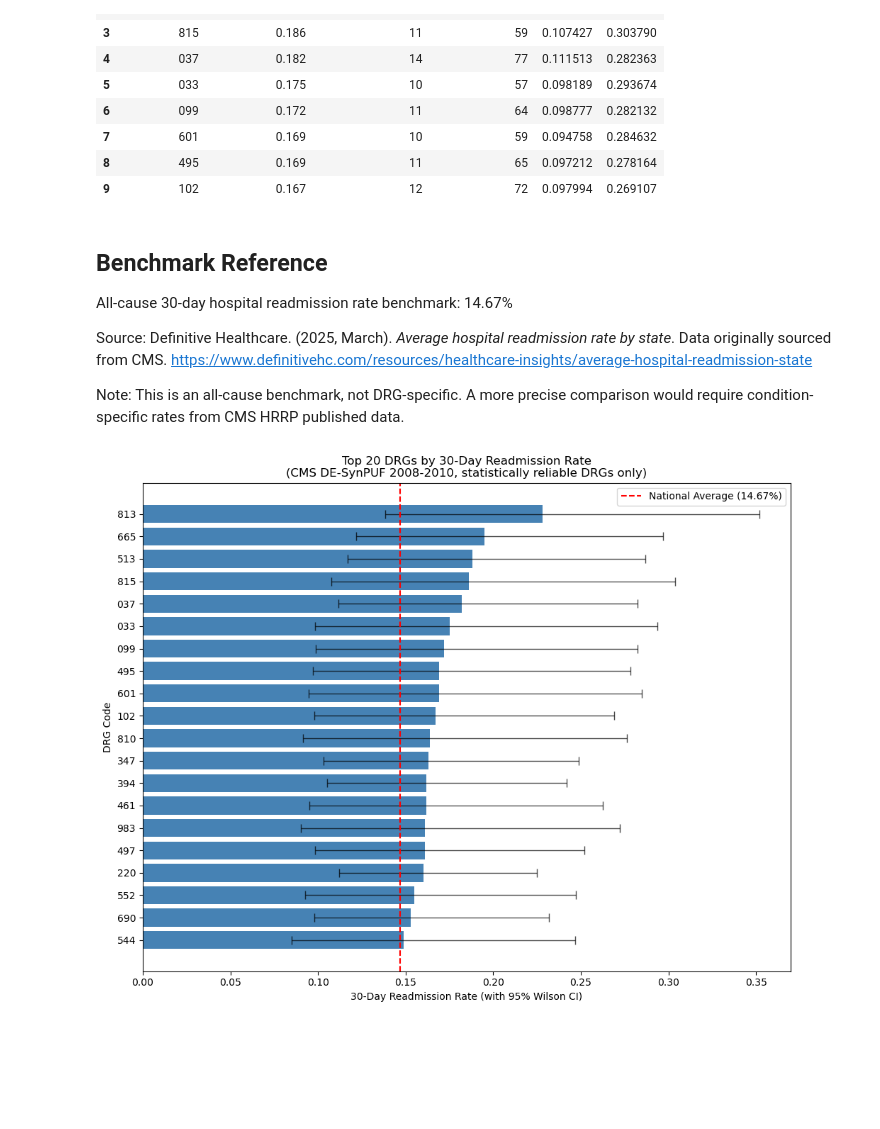
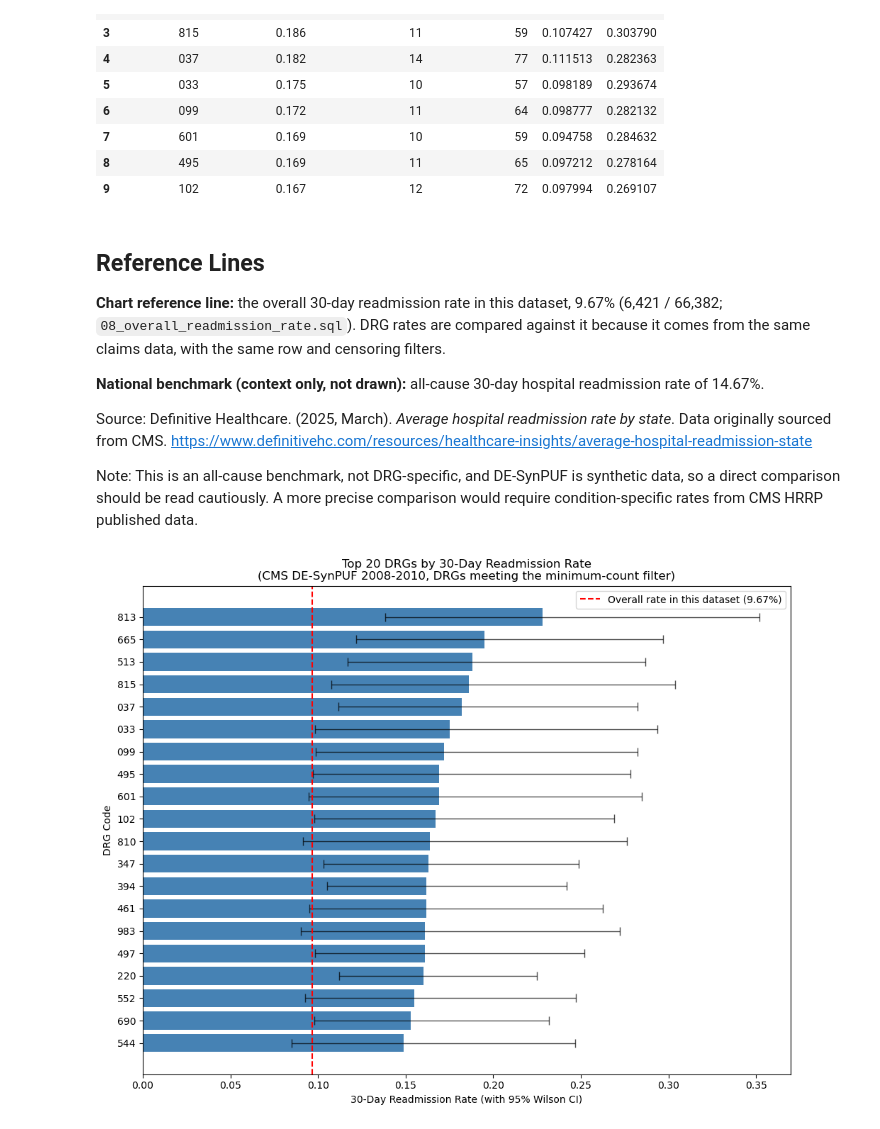
Before and after one commit to Djaser23/claims_readmission_analysis, a Jupyter notebook: notebooks/readmission_analysis.ipynb, the cells around one changed output. Saved outputs shown, nothing was run; the diff lists cells and outputs as text; code cells hidden in the pictures; blank space fills up the shorter version.

```diff
--- a/notebooks/readmission_analysis.ipynb
+++ b/notebooks/readmission_analysis.ipynb
@@ -69,45 +69,55 @@ df[['CLM_DRG_CD', 'readmission_rate', 'readmission_count', 'total_admissions', '
 | 8 | 495 | 0.169 | 11 | 65 | 0.097212 | 0.278164 |
 | 9 | 102 | 0.167 | 12 | 72 | 0.097994 | 0.269107 |
 # %% [markdown]
-## Benchmark Reference
-All-cause 30-day hospital readmission rate benchmark: 14.67%
+## Reference Lines
+
+**Chart reference line:** the overall 30-day readmission rate in this dataset, 9.67% (6,421 / 66,382; `08_overall_readmission_rate.sql`). DRG rates are compared against it because it comes from the same claims data, with the same row and censoring filters.
+
+**National benchmark (context only, not drawn):** all-cause 30-day hospital readmission rate of 14.67%.
 
 Source: Definitive Healthcare. (2025, March). *Average hospital readmission rate by state*.
 Data originally sourced from CMS.
 https://www.definitivehc.com/resources/healthcare-insights/average-hospital-readmission-state
 
-Note: This is an all-cause benchmark, not DRG-specific. A more precise comparison
-would require condition-specific rates from CMS HRRP published data.
+Note: This is an all-cause benchmark, not DRG-specific, and DE-SynPUF is synthetic data, so a direct comparison should be read cautiously. A more precise comparison would require condition-specific rates from CMS HRRP published data.
 # %%
-# Visualize the top 20 DRG readmission rates and compare against all cause national average
-# Error bars show 95% Wilson confidence intervals — DRGs with wide bars have
-# small n and their rate should be interpreted with more caution, especially
-# where the interval crosses or nearly reaches the national average line.
+# Visualize the top 20 DRG readmission rates and compare against the overall
+# 30-day readmission rate in this dataset (9.67%; see 08_overall_readmission_rate.sql).
+# Error bars show 95% Wilson confidence intervals. DRGs with wide bars have
+# small n, so their rates should be read with more caution.
+#
+# Note: these are the 20 highest rates among all DRGs that meet the minimum-count
+# filter. Picking the highest of many noisy rates tends to overstate them, so a
+# DRG being above the overall rate here does not by itself show that its true
+# readmission rate is higher.
 
 import matplotlib.pyplot as plt
+
+OVERALL_RATE = 6421 / 66382  # 08_overall_readmission_rate.sql (SEGMENT = 1, censoring-adjusted)
 
 top20 = df.head(20).sort_values('readmission_rate')
 
 # xerr needs asymmetric distances from the point estimate, not the raw CI bounds
 lower_err = top20['readmission_rate'] - top20['ci_lower']
 upper_err = top20['ci_upper'] - top20['readmission_rate']
 
 plt.figure(figsize=(10, 8))
 plt.barh(
     top20['CLM_DRG_CD'].astype(str),
     top20['readmission_rate'],
     xerr=[lower_err, upper_err],
     color='steelblue',
     capsize=4,
     error_kw={'ecolor': 'black', 'elinewidth': 1, 'alpha': 0.7}
 )
-plt.axvline(x=0.1467, color='red', linewidth=1.5, linestyle='--', label='National Average (14.67%)')
+plt.axvline(x=OVERALL_RATE, color='red', linewidth=1.5, linestyle='--',
+            label=f'Overall rate in this dataset ({OVERALL_RATE:.2%})')
 plt.legend()
 plt.xlabel('30-Day Readmission Rate (with 95% Wilson CI)')
 plt.ylabel('DRG Code')
-plt.title('Top 20 DRGs by 30-Day Readmission Rate\n(CMS DE-SynPUF 2008-2010, statistically reliable DRGs only)')
+plt.title('Top 20 DRGs by 30-Day Readmission Rate\n(CMS DE-SynPUF 2008-2010, DRGs meeting the minimum-count filter)')
 plt.tight_layout()
 plt.savefig('../images/top20_drg_readmission_rate.png', dpi=150, bbox_inches='tight')
 plt.show()
 # %% [output]
-[figure, old version]
+[figure, new version]
```
Also changed, not shown: 1 other file.
